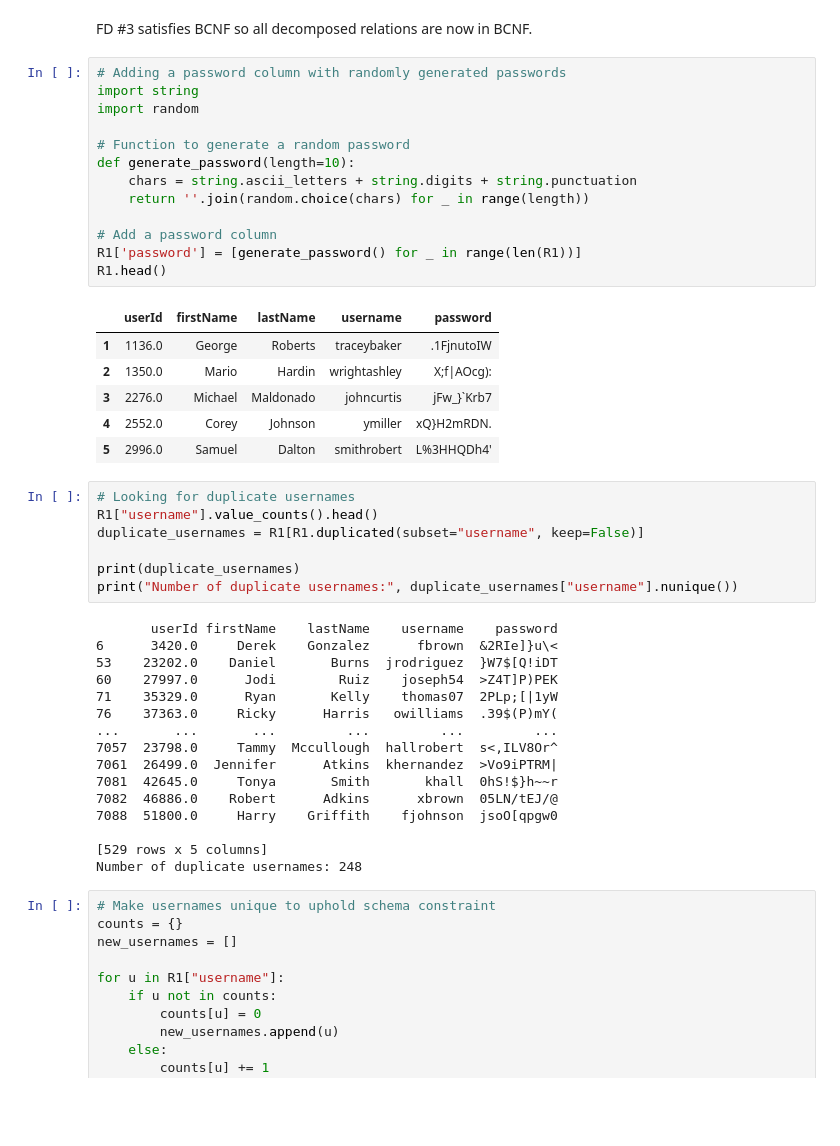
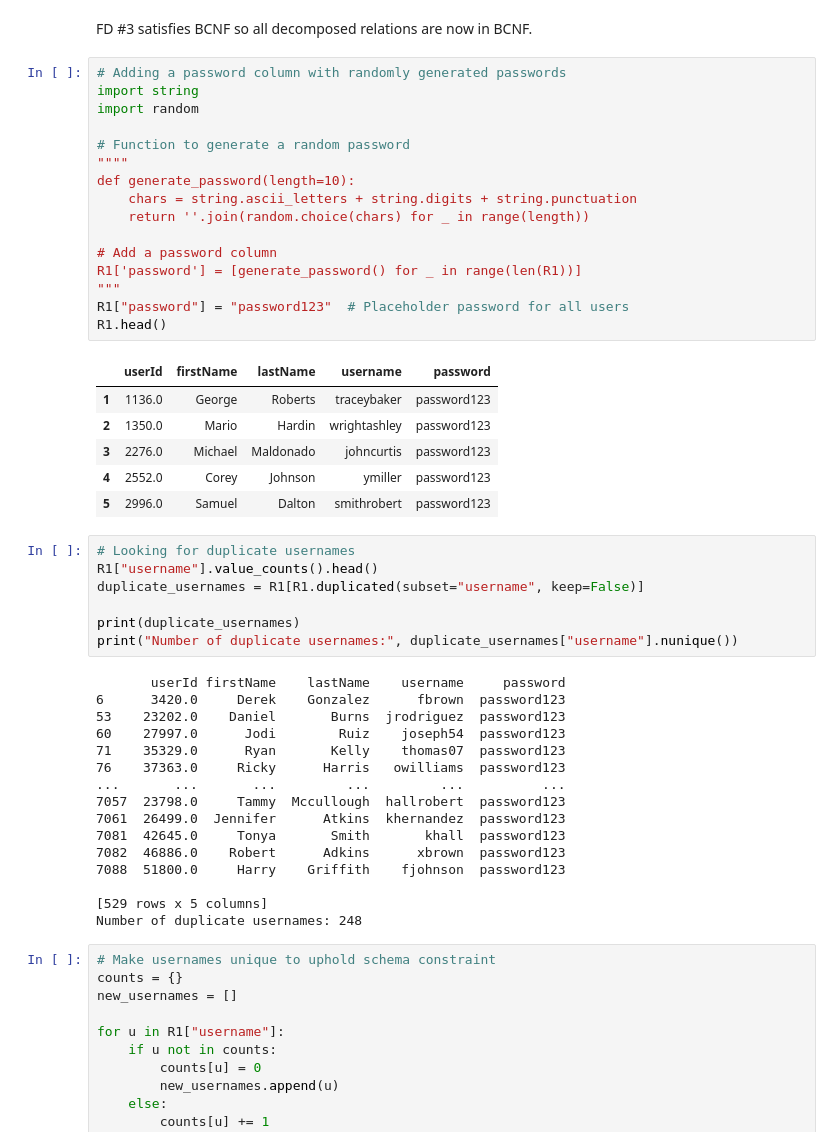
Before and after one commit to mariahj990/final_project_database, a Jupyter notebook: final_project_database/datasource_csvs/bcnf_decomp.ipynb, the cells around one changed output. Saved outputs shown, nothing was run; the diff lists cells and outputs as text; blank space fills up the shorter version.

Commit message:
hashing passwords in users table, now password to all is password123

```diff
--- a/final_project_database/datasource_csvs/bcnf_decomp.ipynb
+++ b/final_project_database/datasource_csvs/bcnf_decomp.ipynb
@@ -199,23 +225,26 @@ FD #3 satisfies BCNF so all decomposed relations are now in BCNF.
 # %%
 # Adding a password column with randomly generated passwords
 import string
 import random
 
 # Function to generate a random password
+""""
 def generate_password(length=10):
     chars = string.ascii_letters + string.digits + string.punctuation
     return ''.join(random.choice(chars) for _ in range(length))
 
 # Add a password column
 R1['password'] = [generate_password() for _ in range(len(R1))]
+"""
+R1["password"] = "password123"  # Placeholder password for all users
 R1.head()
 # %% [output]
 |  | userId | firstName | lastName | username | password |
-| 1 | 1136.0 | George | Roberts | traceybaker | .1FjnutoIW |
-| 2 | 1350.0 | Mario | Hardin | wrightashley | X;f|AOcg): |
-| 3 | 2276.0 | Michael | Maldonado | johncurtis | jFw_}`Krb7 |
-| 4 | 2552.0 | Corey | Johnson | ymiller | xQ}H2mRDN. |
-| 5 | 2996.0 | Samuel | Dalton | smithrobert | L%3HHQDh4' |
+| 1 | 1136.0 | George | Roberts | traceybaker | password123 |
+| 2 | 1350.0 | Mario | Hardin | wrightashley | password123 |
+| 3 | 2276.0 | Michael | Maldonado | johncurtis | password123 |
+| 4 | 2552.0 | Corey | Johnson | ymiller | password123 |
+| 5 | 2996.0 | Samuel | Dalton | smithrobert | password123 |
 # %%
 # Looking for duplicate usernames
 R1["username"].value_counts().head()
@@ -224,18 +253,18 @@ duplicate_usernames = R1[R1.duplicated(subset="username", keep=False)]
 print(duplicate_usernames)
 print("Number of duplicate usernames:", duplicate_usernames["username"].nunique())
 # %% [output]
-       userId firstName    lastName    username    password
-6      3420.0     Derek    Gonzalez      fbrown  &2RIe]}u\<
-53    23202.0    Daniel       Burns  jrodriguez  }W7$[Q!iDT
-60    27997.0      Jodi        Ruiz    joseph54  >Z4T]P)PEK
-71    35329.0      Ryan       Kelly    thomas07  2PLp;[|1yW
-76    37363.0     Ricky      Harris   owilliams  .39$(P)mY(
-...       ...       ...         ...         ...         ...
-7057  23798.0     Tammy  Mccullough  hallrobert  s<,ILV8Or^
-7061  26499.0  Jennifer      Atkins  khernandez  >Vo9iPTRM|
-7081  42645.0     Tonya       Smith       khall  0hS!$}h~~r
-7082  46886.0    Robert      Adkins      xbrown  05LN/tEJ/@
-7088  51800.0     Harry    Griffith    fjohnson  jsoO[qpgw0
+       userId firstName    lastName    username     password
+6      3420.0     Derek    Gonzalez      fbrown  password123
+53    23202.0    Daniel       Burns  jrodriguez  password123
+60    27997.0      Jodi        Ruiz    joseph54  password123
+71    35329.0      Ryan       Kelly    thomas07  password123
+76    37363.0     Ricky      Harris   owilliams  password123
+...       ...       ...         ...         ...          ...
+7057  23798.0     Tammy  Mccullough  hallrobert  password123
+7061  26499.0  Jennifer      Atkins  khernandez  password123
+7081  42645.0     Tonya       Smith       khall  password123
+7082  46886.0    Robert      Adkins      xbrown  password123
+7088  51800.0     Harry    Griffith    fjohnson  password123
 
 [529 rows x 5 columns]
 Number of duplicate usernames: 248
```
Also changed, not shown: parts of 5 cells of this notebook.
